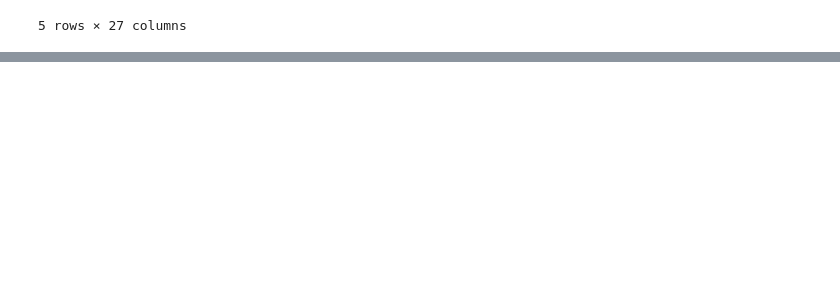
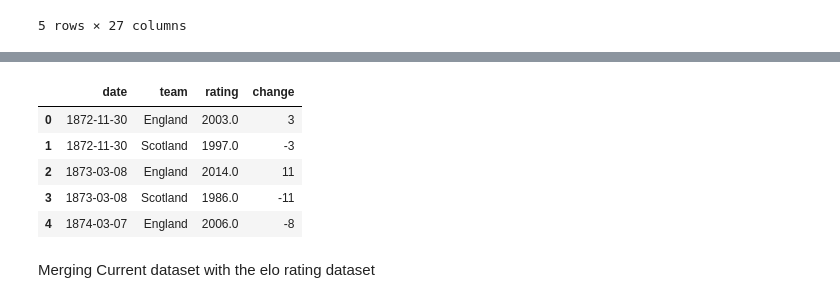
Before and after one commit to arhamanism/WC-match-predictor-model, a Jupyter notebook: World_Cup_Match_Predictor.ipynb, the cells around one changed output, grey strips where cells are left out. Saved outputs shown, nothing was run; the diff lists cells and outputs as text; code cells hidden in the pictures; blank space fills up the shorter version.

Commit message:
Chore: Added Elo Rating Features

```diff
--- a/World_Cup_Match_Predictor.ipynb
+++ b/World_Cup_Match_Predictor.ipynb
@@ -803,0 +806,7 @@ df.tail()
+# %%
+import kagglehub
+
+# Download latest version
+path = kagglehub.dataset_download("saifalnimri/international-football-elo-ratings")
+
+print("Path to dataset files:", path)
@@ -803,0 +817,13 @@ df.tail()
+# %%
+elo_df = pd.read_csv(os.path.join(path, "eloratings.csv"))
+# %%
+elo_df.head()
+# %% [output]
+|  | date | team | rating | change |
+| 0 | 1872-11-30 | England | 2003.0 | 3 |
+| 1 | 1872-11-30 | Scotland | 1997.0 | -3 |
+| 2 | 1873-03-08 | England | 2014.0 | 11 |
+| 3 | 1873-03-08 | Scotland | 1986.0 | -11 |
+| 4 | 1874-03-07 | England | 2006.0 | -8 |
+# %% [markdown]
+Merging Current dataset with the elo rating dataset
```
Also changed, not shown: parts of 15 cells of this notebook.
